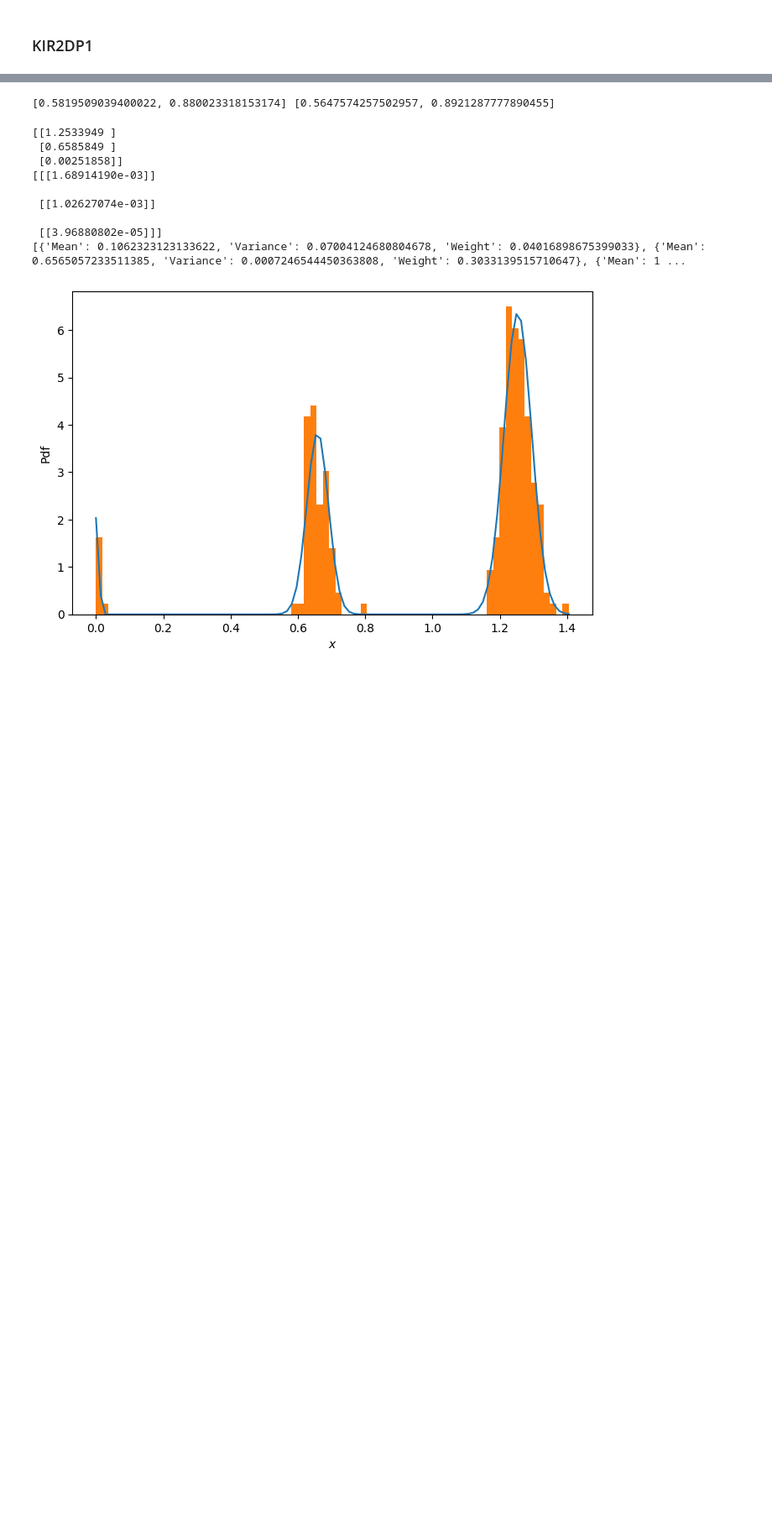
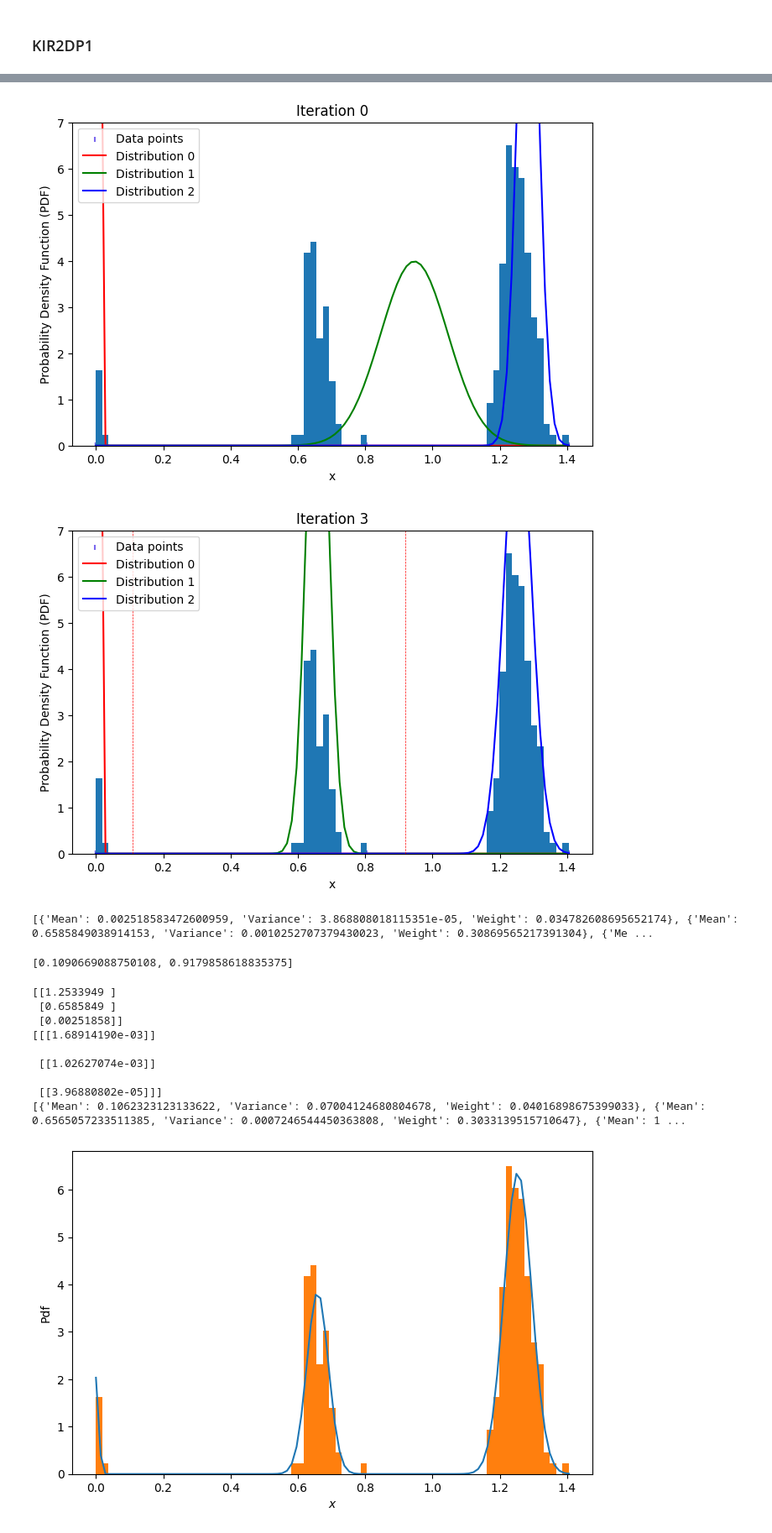
Before and after one commit to devitahalim/scie30001-project, a Jupyter notebook: notebooks/KIRdataExample.ipynb, the cells around one changed output, grey strips where cells are left out. Shown at 84% size. Cells and saved outputs as stored; diff of their text form; code cells hidden in the pictures; blank space fills up the shorter version.

```diff
--- a/notebooks/KIRdataExample.ipynb
+++ b/notebooks/KIRdataExample.ipynb
@@ -151,7 +249,33 @@ gauss.PlotGMM(KIR2DP1_data,iter_data_KIR2DP1,10,th,7)
+# %%
+KIR2DP1_data=B['KIR2DP1'].to_numpy()
+initial=({
+    'Mean':0.01,
+    'Variance':0.01,
+    'Weight':1/3
+},{
+    'Mean':0.5,
+    'Variance':0.01,
+    'Weight':1/3
+},{
+    'Mean':2,
+    'Variance':0.01,
+    'Weight':1/3
+})
+iter_data_KIR2DP1=EM(KIR2DP1_data,3,initial)
+
+t=gauss.findThreshold2(KIR2DP1_data,3,iter_data_KIR2DP1)
+
+gauss.PlotGMM(KIR2DP1_data,iter_data_KIR2DP1,10,t,7)
+
+print(iter_data_KIR2DP1[-1])
+# %% [output]
+[figure, added]
+[figure, added]
+[{'Mean': 0.002518583472600959, 'Variance': 3.868808018115351e-05, 'Weight': 0.034782608695652174}, {'Mean': 0.6585849038914153, 'Variance': 0.0010252707379430023, 'Weight': 0.30869565217391304}, {'Me ...
 # %%
-print(t,th)
+print(t)
 # %% [output]
-[0.5819509039400022, 0.880023318153174] [0.5647574257502957, 0.8921287777890455]
+[0.1090669088750108, 0.9179858618835375]
 # %%
 X=KIR2DP1_data.reshape(-1,1)
 # %%
```
Also changed, not shown: parts of 7 cells of this notebook, 1 other file.
